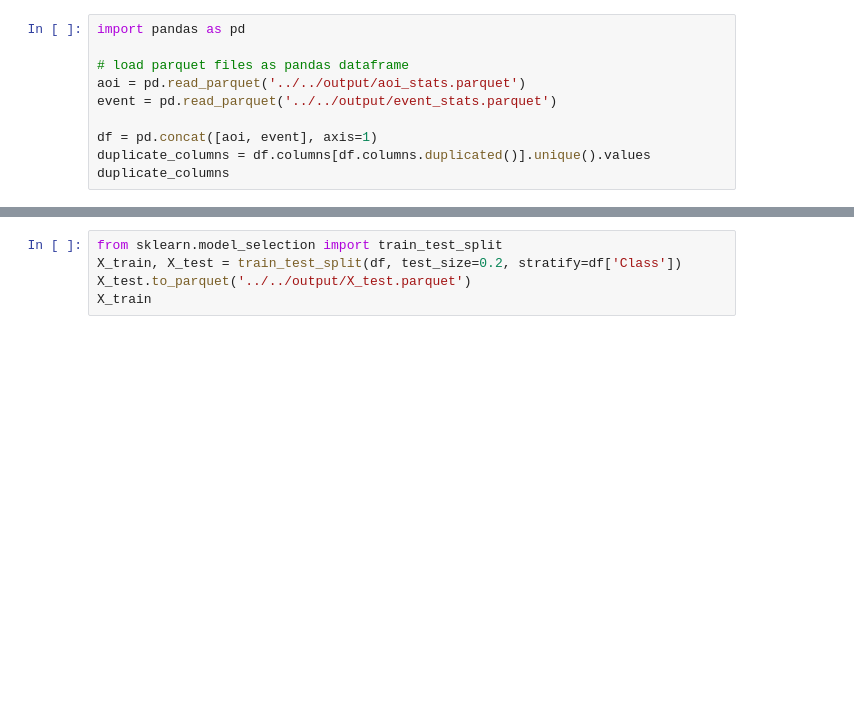
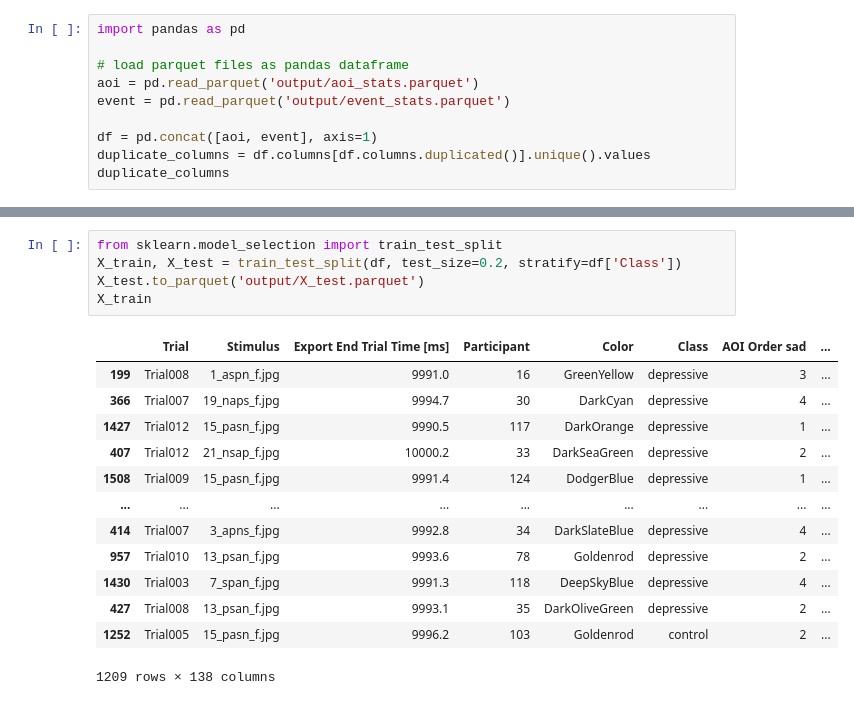
Before and after one commit to Teams21/ASI, a Jupyter notebook: notebooks/2_train.ipynb, the cells around one changed output, grey strips where cells are left out. Cells and saved outputs as stored; diff of their text form; blank space fills up the shorter version.

```diff
--- a/notebooks/2_train.ipynb
+++ b/notebooks/2_train.ipynb
@@ -2,8 +2,8 @@
 import pandas as pd
 
 # load parquet files as pandas dataframe
-aoi = pd.read_parquet('../../output/aoi_stats.parquet')
-event = pd.read_parquet('../../output/event_stats.parquet')
+aoi = pd.read_parquet('output/aoi_stats.parquet')
+event = pd.read_parquet('output/event_stats.parquet')
 
 df = pd.concat([aoi, event], axis=1)
 duplicate_columns = df.columns[df.columns.duplicated()].unique().values
@@ -15,7 +32,21 @@ df
 # %%
 from sklearn.model_selection import train_test_split
 X_train, X_test = train_test_split(df, test_size=0.2, stratify=df['Class'])
-X_test.to_parquet('../../output/X_test.parquet')
+X_test.to_parquet('output/X_test.parquet')
 X_train
+# %% [output]
+|  | Trial | Stimulus | Export End Trial Time [ms] | Participant | Color | Class | AOI Order sad | ... |
+| 199 | Trial008 | 1_aspn_f.jpg | 9991.0 | 16 | GreenYellow | depressive | 3 | ... |
+| 366 | Trial007 | 19_naps_f.jpg | 9994.7 | 30 | DarkCyan | depressive | 4 | ... |
+| 1427 | Trial012 | 15_pasn_f.jpg | 9990.5 | 117 | DarkOrange | depressive | 1 | ... |
+| 407 | Trial012 | 21_nsap_f.jpg | 10000.2 | 33 | DarkSeaGreen | depressive | 2 | ... |
+| 1508 | Trial009 | 15_pasn_f.jpg | 9991.4 | 124 | DodgerBlue | depressive | 1 | ... |
+| ... | ... | ... | ... | ... | ... | ... | ... | ... |
+| 414 | Trial007 | 3_apns_f.jpg | 9992.8 | 34 | DarkSlateBlue | depressive | 4 | ... |
+| 957 | Trial010 | 13_psan_f.jpg | 9993.6 | 78 | Goldenrod | depressive | 2 | ... |
+| 1430 | Trial003 | 7_span_f.jpg | 9991.3 | 118 | DeepSkyBlue | depressive | 4 | ... |
+| 427 | Trial008 | 13_psan_f.jpg | 9993.1 | 35 | DarkOliveGreen | depressive | 2 | ... |
+| 1252 | Trial005 | 15_pasn_f.jpg | 9996.2 | 103 | Goldenrod | control | 2 | ... |
+1209 rows × 138 columns
 # %%
 X_test.loc[X_test['Class'] == 'control']
```
Also changed, not shown: parts of 6 cells of this notebook, 4 other files.
